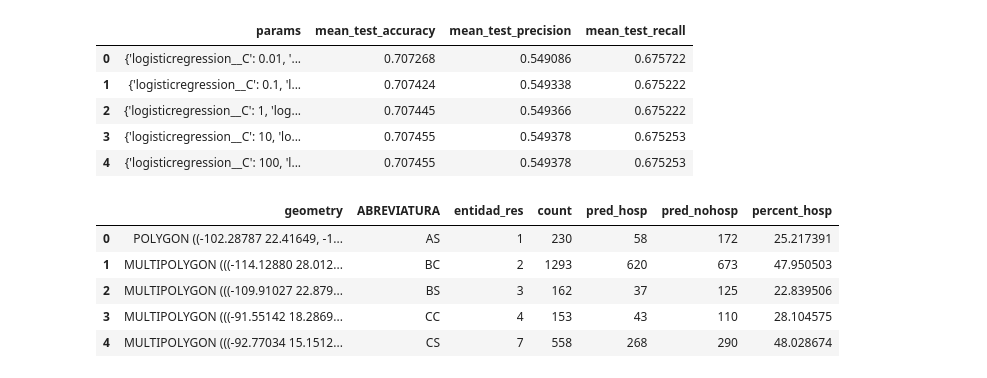
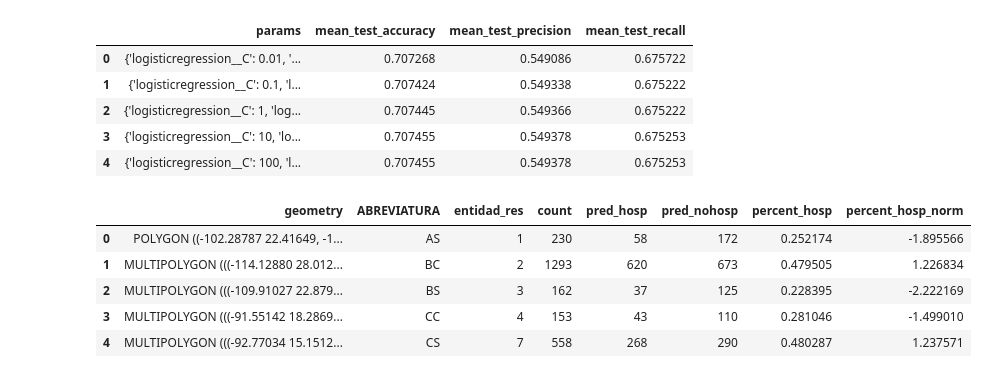
Before and after one commit to ml-project-2020/covid, a Jupyter notebook: Relative Risk.ipynb, the cells around one changed output. Saved outputs shown, nothing was run; the diff lists cells and outputs as text; code cells hidden in the pictures.

```diff
--- a/Relative Risk.ipynb
+++ b/Relative Risk.ipynb
@@ -206,40 +209,42 @@ results[['params', 'mean_test_accuracy', 'mean_test_precision', 'mean_test_recal
 covid_pred = test.copy()
 covid_pred['pred'] = pred
 
 # group by state and get the percentage of predicted deaths
 covid_state = covid_pred.groupby('entidad_res').agg({'municipio_res': 'count',
                                           'pred':'sum'}).reset_index().rename(columns={'municipio_res': 'count', 'pred': 'pred_hosp'})
 covid_state['pred_nohosp'] = covid_state['count'] - covid_state['pred_hosp']
-covid_state['percent_hosp'] = covid_state['pred_hosp'] / covid_state['count'] * 100
+covid_state['percent_hosp'] = covid_state['pred_hosp'] / covid_state['count']
+covid_state['percent_hosp_norm'] = (covid_state['percent_hosp'] - covid_state['percent_hosp'].mean()) /covid_state['percent_hosp'].std()
+
 
 #Add state name
 xls = 'data/description_catalogue_covid_mx.xlsx'
 state_codes = pd.read_excel(xls, sheet_name='Catálogo de ENTIDADES')
 
 covid_state = state_codes.merge(covid_state, right_on='entidad_res',
                                      left_on='CLAVE_ENTIDAD').loc[:,'ABREVIATURA':]
 
 covid_state = covid_state.sort_values(by='entidad_res')
 
 #Get geometry of each state and group daily data by state
 pd.options.mode.chained_assignment = None
 shape = gpd.read_file('data/mex_states_shape/mex_admbnda_adm1_govmex.shp')
 states_shape = shape.loc[:,['ADM1_ES', 'ADM1_PCODE', 'geometry']]
 states_shape.loc[:,'ADM1_PCODE'] = states_shape.ADM1_PCODE.apply(lambda row:
                                                                  int(row.strip('MX')))
 
 state_gdf = states_shape.merge(covid_state, right_on='entidad_res',
                                      left_on='ADM1_PCODE').loc[:,'geometry':]
 
 
 state_gdf.head()
 # %% [output]
-|  | geometry | ABREVIATURA | entidad_res | count | pred_hosp | pred_nohosp | percent_hosp |
-| 0 | POLYGON ((-102.28787 22.41649, -1... | AS | 1 | 230 | 58 | 172 | 25.217391 |
-| 1 | MULTIPOLYGON (((-114.12880 28.012... | BC | 2 | 1293 | 620 | 673 | 47.950503 |
-| 2 | MULTIPOLYGON (((-109.91027 22.879... | BS | 3 | 162 | 37 | 125 | 22.839506 |
-| 3 | MULTIPOLYGON (((-91.55142 18.2869... | CC | 4 | 153 | 43 | 110 | 28.104575 |
-| 4 | MULTIPOLYGON (((-92.77034 15.1512... | CS | 7 | 558 | 268 | 290 | 48.028674 |
+|  | geometry | ABREVIATURA | entidad_res | count | pred_hosp | pred_nohosp | percent_hosp | percent_hosp_norm |
+| 0 | POLYGON ((-102.28787 22.41649, -1... | AS | 1 | 230 | 58 | 172 | 0.252174 | -1.895566 |
+| 1 | MULTIPOLYGON (((-114.12880 28.012... | BC | 2 | 1293 | 620 | 673 | 0.479505 | 1.226834 |
+| 2 | MULTIPOLYGON (((-109.91027 22.879... | BS | 3 | 162 | 37 | 125 | 0.228395 | -2.222169 |
+| 3 | MULTIPOLYGON (((-91.55142 18.2869... | CC | 4 | 153 | 43 | 110 | 0.281046 | -1.499010 |
+| 4 | MULTIPOLYGON (((-92.77034 15.1512... | CS | 7 | 558 | 268 | 290 | 0.480287 | 1.237571 |
 # %%
 sns.set(rc={'figure.figsize':(16, 5)})
 sns.set_style("ticks")
```
Also changed, not shown: parts of 5 cells of this notebook.
